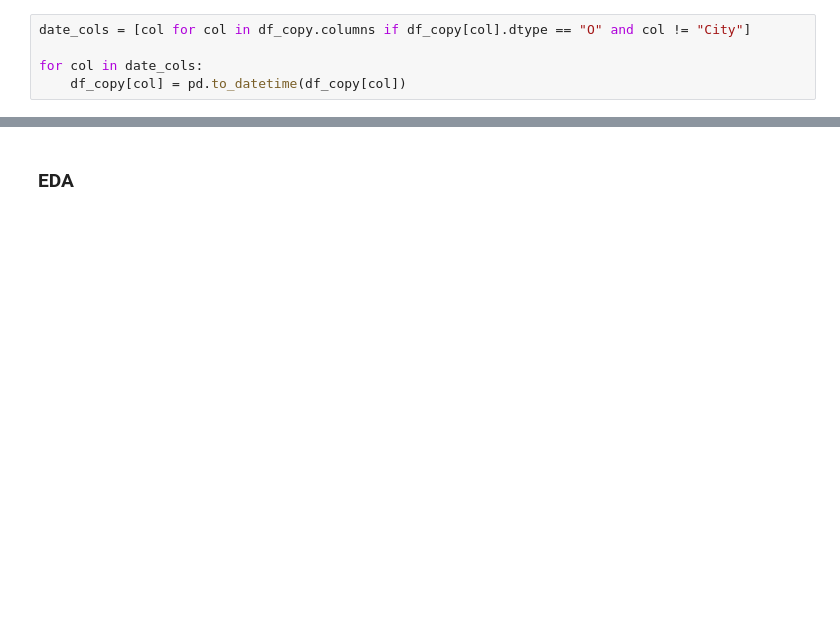
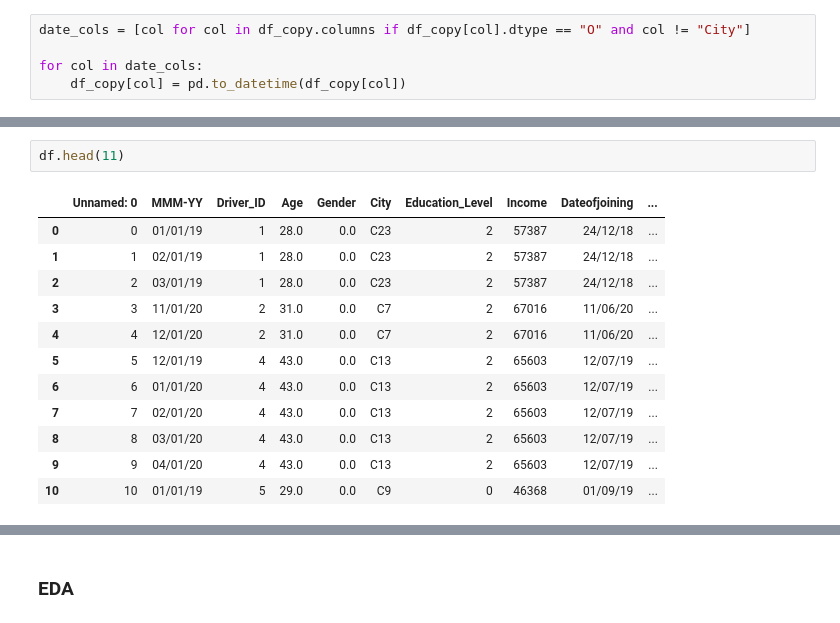
Before and after one commit to PraveenAllam93/data_science_business_cases, a Jupyter notebook: ola.ipynb, the cells around one changed output, grey strips where cells are left out. Drawn from its saved outputs; the diff is of its cells as text; blank space fills up the shorter version.

```diff
--- a/ola.ipynb
+++ b/ola.ipynb
@@ -185,0 +296,15 @@ modified_df.head()
+# %%
+df.head(11)
+# %% [output]
+|  | Unnamed: 0 | MMM-YY | Driver_ID | Age | Gender | City | Education_Level | Income | Dateofjoining | ... |
+| 0 | 0 | 01/01/19 | 1 | 28.0 | 0.0 | C23 | 2 | 57387 | 24/12/18 | ... |
+| 1 | 1 | 02/01/19 | 1 | 28.0 | 0.0 | C23 | 2 | 57387 | 24/12/18 | ... |
+| 2 | 2 | 03/01/19 | 1 | 28.0 | 0.0 | C23 | 2 | 57387 | 24/12/18 | ... |
+| 3 | 3 | 11/01/20 | 2 | 31.0 | 0.0 | C7 | 2 | 67016 | 11/06/20 | ... |
+| 4 | 4 | 12/01/20 | 2 | 31.0 | 0.0 | C7 | 2 | 67016 | 11/06/20 | ... |
+| 5 | 5 | 12/01/19 | 4 | 43.0 | 0.0 | C13 | 2 | 65603 | 12/07/19 | ... |
+| 6 | 6 | 01/01/20 | 4 | 43.0 | 0.0 | C13 | 2 | 65603 | 12/07/19 | ... |
+| 7 | 7 | 02/01/20 | 4 | 43.0 | 0.0 | C13 | 2 | 65603 | 12/07/19 | ... |
+| 8 | 8 | 03/01/20 | 4 | 43.0 | 0.0 | C13 | 2 | 65603 | 12/07/19 | ... |
+| 9 | 9 | 04/01/20 | 4 | 43.0 | 0.0 | C13 | 2 | 65603 | 12/07/19 | ... |
+| 10 | 10 | 01/01/19 | 5 | 29.0 | 0.0 | C9 | 0 | 46368 | 01/09/19 | ... |
```
Also changed, not shown: parts of 35 cells of this notebook.
